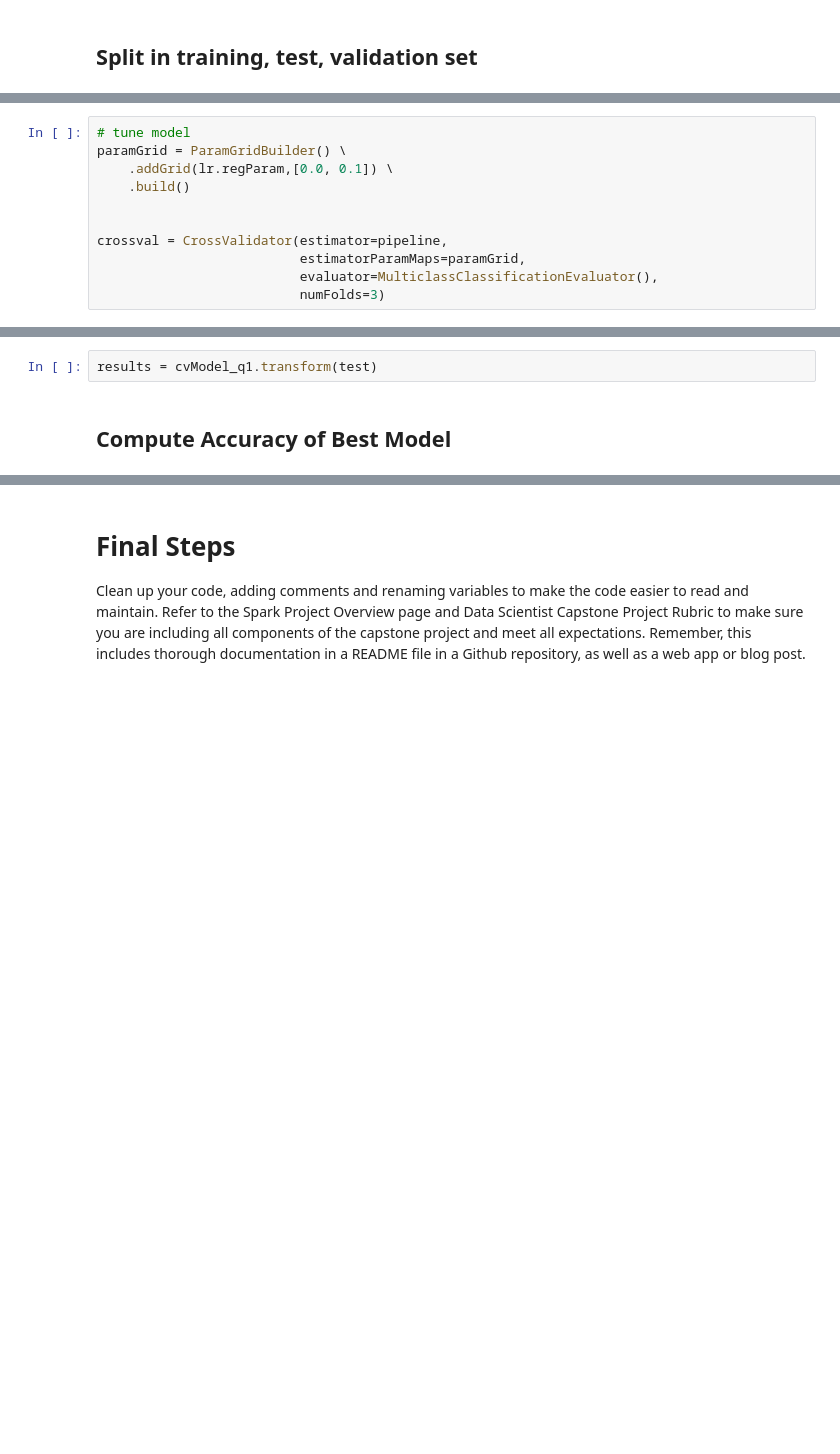
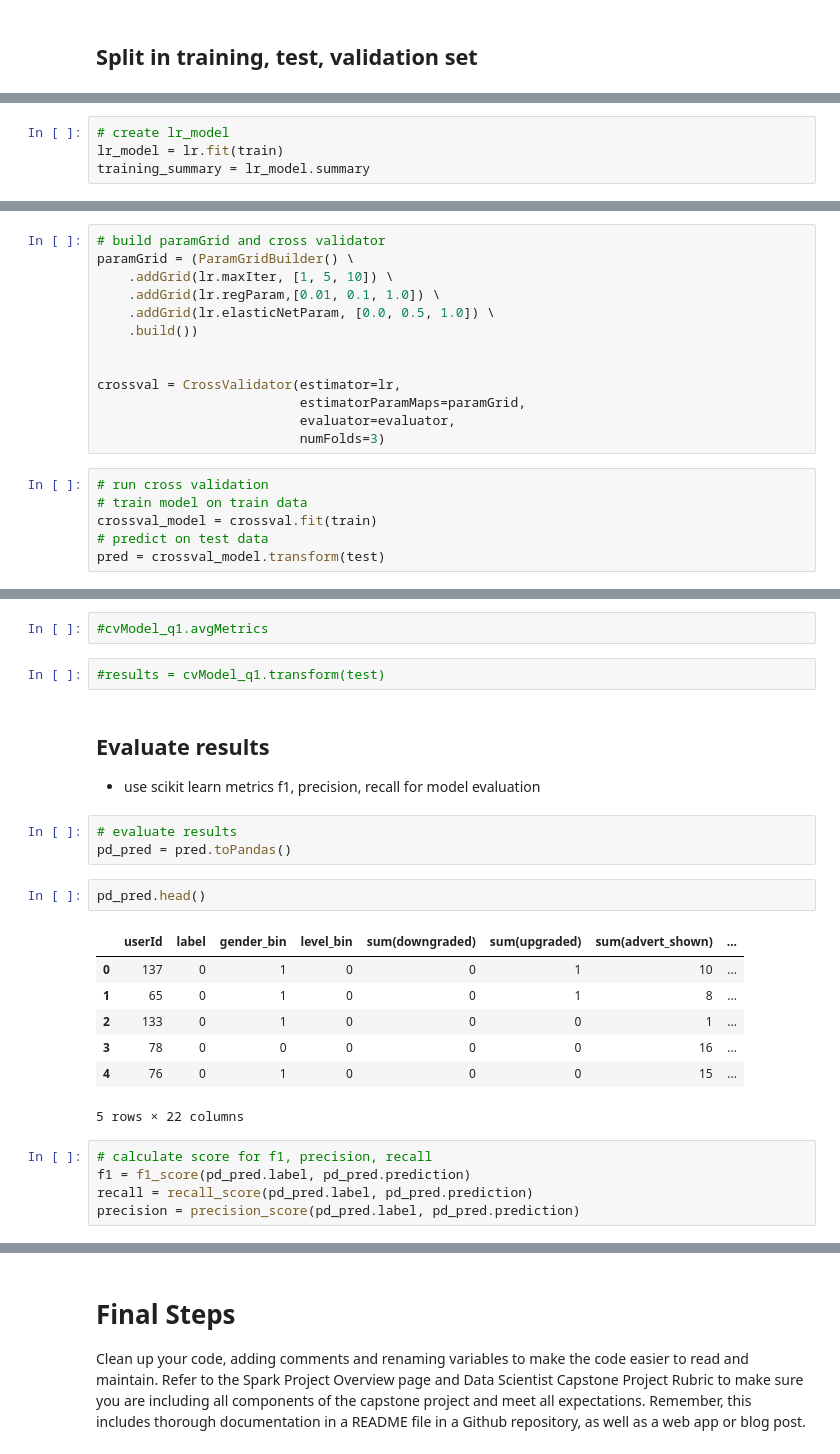
Before and after one commit to bofflord/sparkify, a Jupyter notebook: Sparkify.ipynb, the cells around one changed output, grey strips where cells are left out. Drawn from its saved outputs; the diff is of its cells as text; blank space fills up the shorter version.

```diff
--- a/Sparkify.ipynb
+++ b/Sparkify.ipynb
@@ -798,0 +990,4 @@ pipeline = Pipeline(stages=[lr])
+# %%
+# create lr_model
+lr_model = lr.fit(train)
+training_summary = lr_model.summary
@@ -801,12 +1001,20 @@ pipeline = Pipeline(stages=[lr])
 # %%
-# tune model
-paramGrid = ParamGridBuilder() \
-    .addGrid(lr.regParam,[0.0, 0.1]) \
-    .build()
+# build paramGrid and cross validator
+paramGrid = (ParamGridBuilder() \
+    .addGrid(lr.maxIter, [1, 5, 10]) \
+    .addGrid(lr.regParam,[0.01, 0.1, 1.0]) \
+    .addGrid(lr.elasticNetParam, [0.0, 0.5, 1.0]) \
+    .build())
 
 
-crossval = CrossValidator(estimator=pipeline,
+crossval = CrossValidator(estimator=lr,
                           estimatorParamMaps=paramGrid,
-                          evaluator=MulticlassClassificationEvaluator(),
+                          evaluator=evaluator,
                           numFolds=3)
+# %%
+# run cross validation
+# train model on train data
+crossval_model = crossval.fit(train)
+# predict on test data
+pred = crossval_model.transform(test)
 # %%
@@ -816,4 +1022,25 @@ cvModel_q1.avgMetrics
+# %%
+#cvModel_q1.avgMetrics
 # %%
-results = cvModel_q1.transform(test)
+#results = cvModel_q1.transform(test)
-# %% [markdown]
-## Compute Accuracy of Best Model
+# %% [markdown]
+## Evaluate results
+* use scikit learn metrics f1, precision, recall for model evaluation
+# %%
+# evaluate results
+pd_pred = pred.toPandas()
+# %%
+pd_pred.head()
+# %% [output]
+|  | userId | label | gender_bin | level_bin | sum(downgraded) | sum(upgraded) | sum(advert_shown) | ... |
+| 0 | 137 | 0 | 1 | 0 | 0 | 1 | 10 | ... |
+| 1 | 65 | 0 | 1 | 0 | 0 | 1 | 8 | ... |
+| 2 | 133 | 0 | 1 | 0 | 0 | 0 | 1 | ... |
+| 3 | 78 | 0 | 0 | 0 | 0 | 0 | 16 | ... |
+| 4 | 76 | 0 | 1 | 0 | 0 | 0 | 15 | ... |
+5 rows × 22 columns
+# %%
+# calculate score for f1, precision, recall
+f1 = f1_score(pd_pred.label, pd_pred.prediction)
+recall = recall_score(pd_pred.label, pd_pred.prediction)
+precision = precision_score(pd_pred.label, pd_pred.prediction)
```
Also changed, not shown: parts of 46 cells of this notebook, 1 other file.
